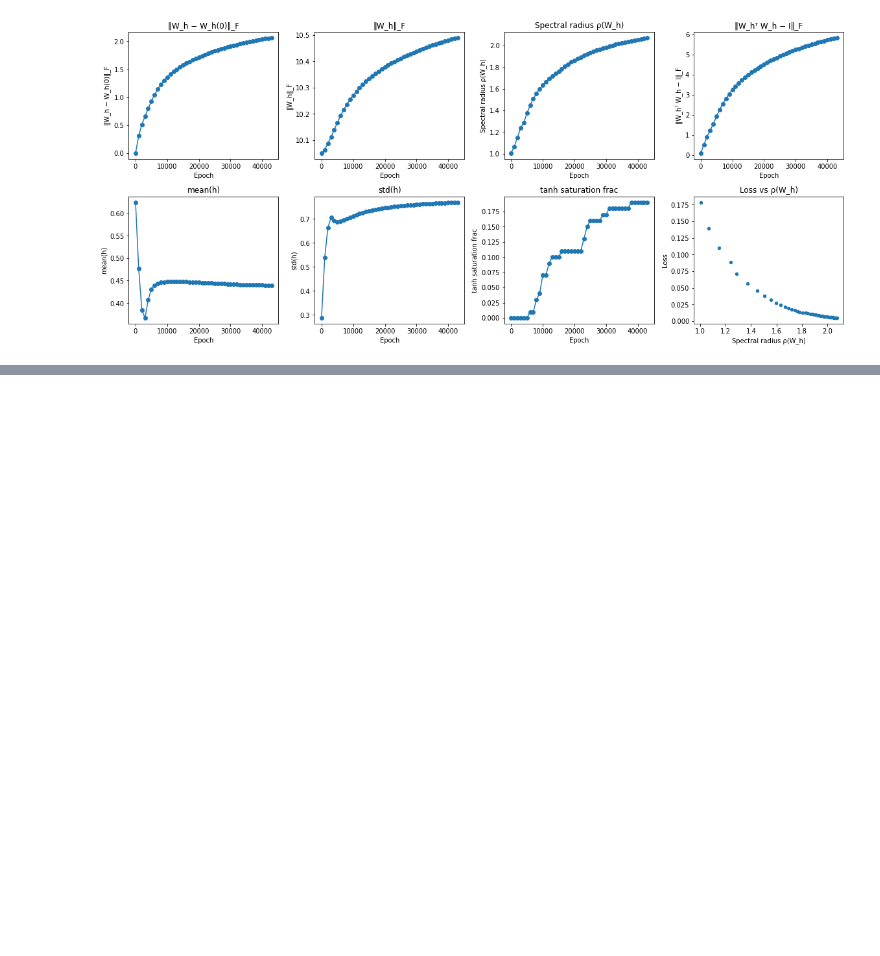
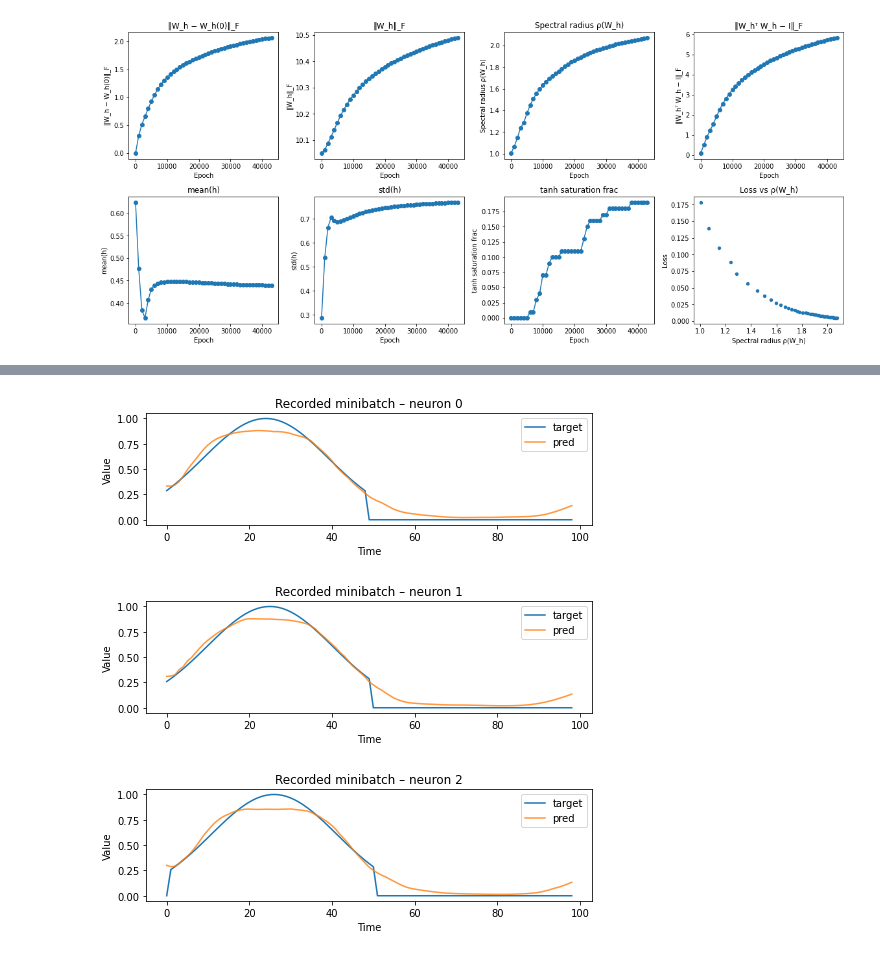
Before and after one commit to margotwagner/HCPrediction, a Jupyter notebook: notebooks/analyze-results.ipynb, the cells around one changed output, grey strips where cells are left out. Cells and saved outputs as stored; diff of their text form; code cells hidden in the pictures; blank space fills up the shorter version.

Commit message:
finalized analysis code and ran for Gaussian input on He, Shift, and cyclic shift

```diff
--- a/notebooks/analyze-results.ipynb
+++ b/notebooks/analyze-results.ipynb
@@ -165,0 +179,6 @@ plot_metrics(cshift_metrics)
+# %%
+show_predictions(shift_data)
+# %% [output]
+[figure, added]
+[figure, added]
+[figure, added]
```
Also changed, not shown: parts of 19 cells of this notebook, 6 other files.
